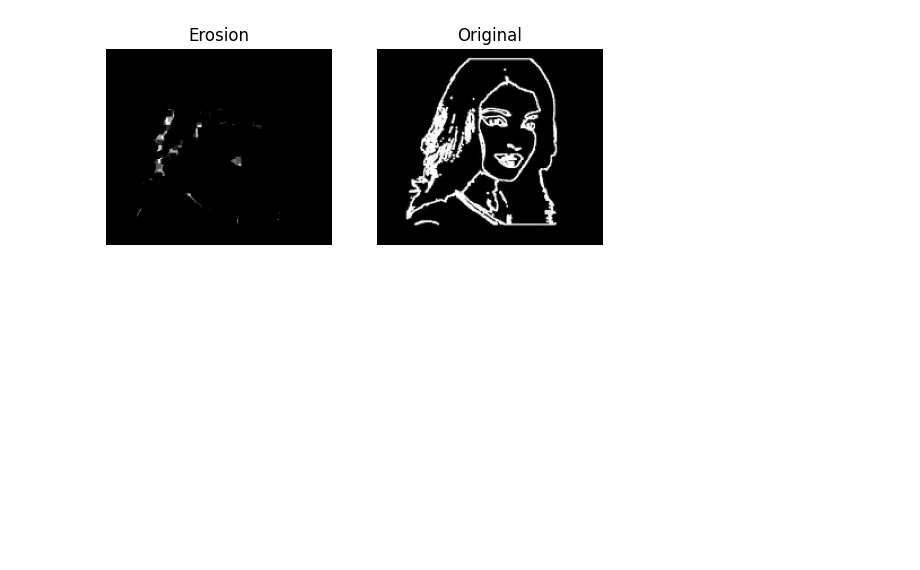
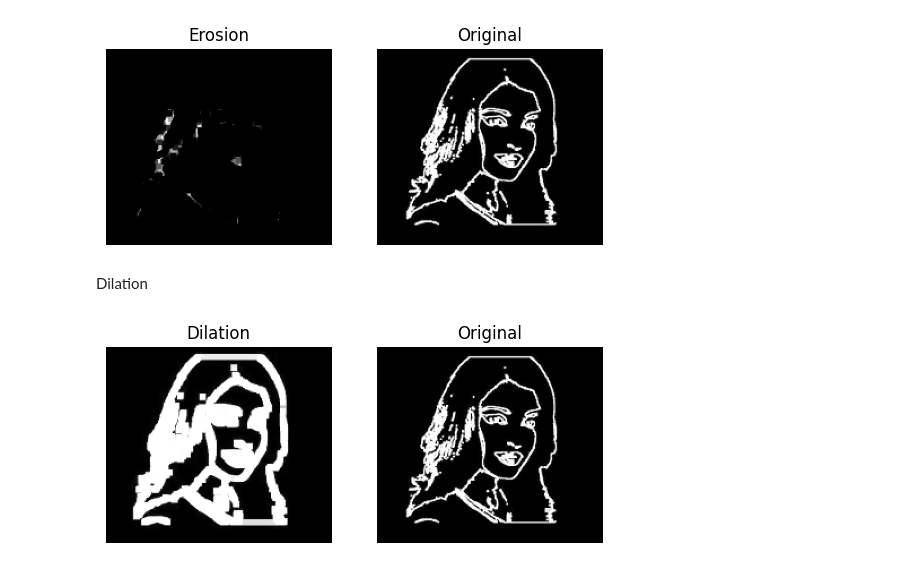
Before and after one commit to olaw01/OpenCV_image_processing, a Jupyter notebook: data/MorphologicalOperations.ipynb, the cells around one changed output. Drawn from its saved outputs; the diff is of its cells as text; code cells hidden in the pictures; blank space fills up the shorter version.

```diff
--- a/data/MorphologicalOperations.ipynb
+++ b/data/MorphologicalOperations.ipynb
@@ -35,3 +35,20 @@ plt.axis('off')
 plt.show()
 # %% [output]
 [figure]
+# %% [markdown]
+Dilation
+# %%
+dilation = cv.dilate(image,kernel,iterations = 1)
+
+plt.subplot(1,2,1)
+plt.imshow(dilation)
+plt.title('Dilation')
+plt.axis('off')
+
+plt.subplot(1,2,2)
+plt.imshow(image)
+plt.title('Original')
+plt.axis('off')
+plt.show()
+# %% [output]
+[figure, added]
```
Also changed, not shown: parts of 12 cells of this notebook.
